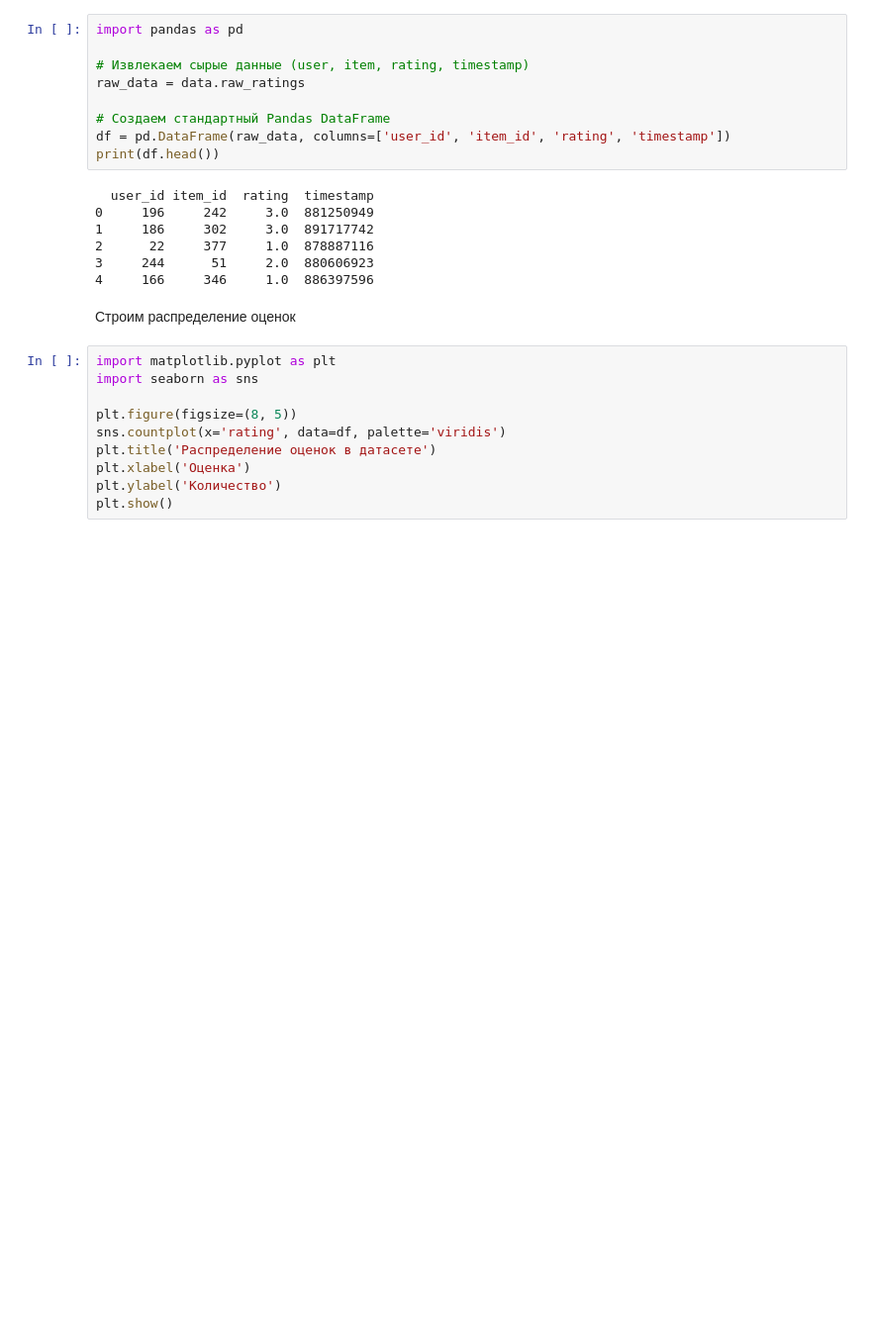
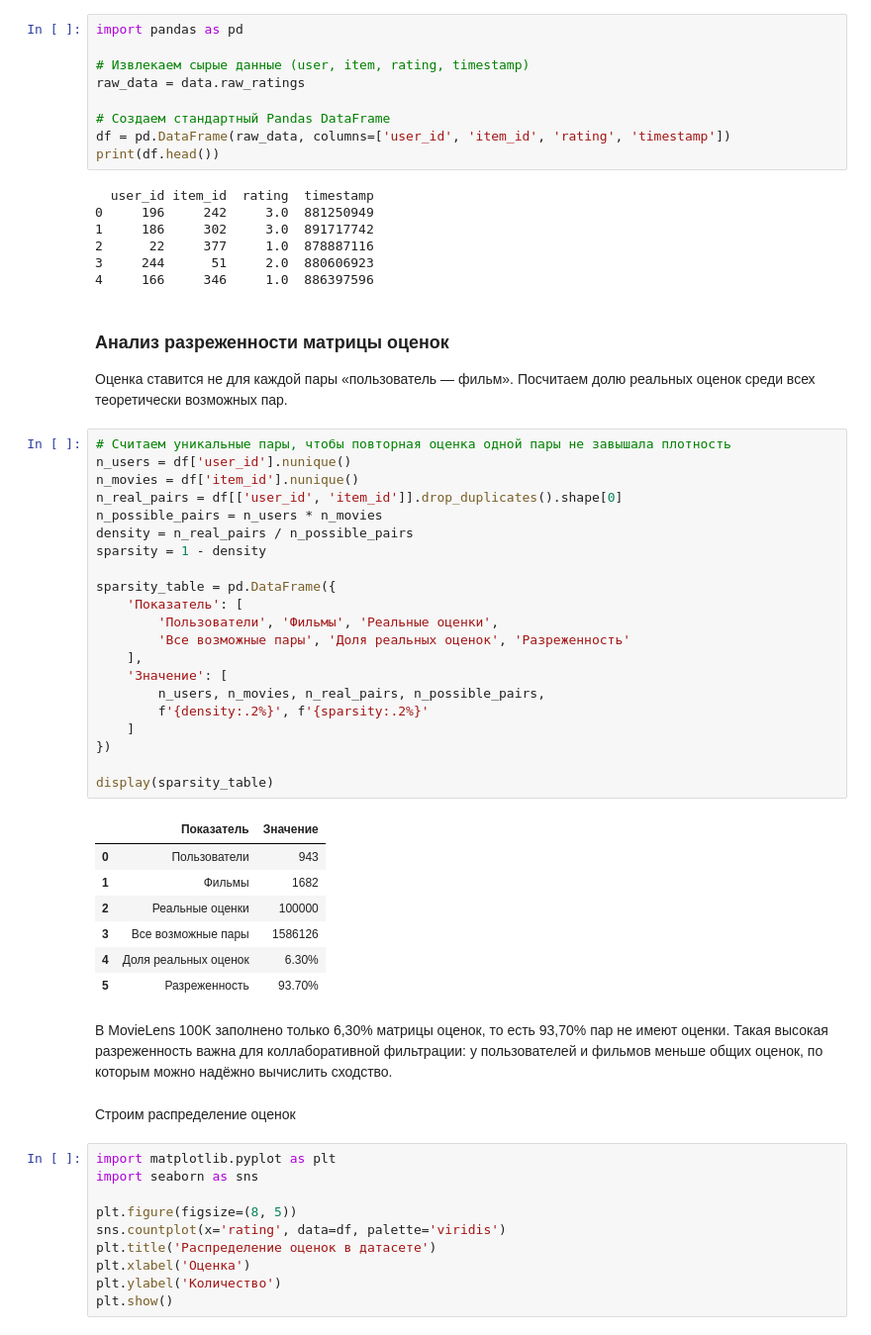
Before and after one commit to yaroslavzolotukhin95/homework_netology, a Jupyter notebook: Коллаборативная фильтрация/ДЗ.ipynb, the cells around one changed output. Shown at 99% size. Saved outputs shown, nothing was run; the diff lists cells and outputs as text; blank space fills up the shorter version.

```diff
--- a/Коллаборативная фильтрация/ДЗ.ipynb
+++ b/Коллаборативная фильтрация/ДЗ.ipynb
@@ -50,6 +44,41 @@ print(df.head())
 2      22     377     1.0  878887116
 3     244      51     2.0  880606923
 4     166     346     1.0  886397596
+# %% [markdown]
+### Анализ разреженности матрицы оценок
+
+Оценка ставится не для каждой пары «пользователь — фильм». Посчитаем долю реальных оценок среди всех теоретически возможных пар.
+# %%
+# Считаем уникальные пары, чтобы повторная оценка одной пары не завышала плотность
+n_users = df['user_id'].nunique()
+n_movies = df['item_id'].nunique()
+n_real_pairs = df[['user_id', 'item_id']].drop_duplicates().shape[0]
+n_possible_pairs = n_users * n_movies
+density = n_real_pairs / n_possible_pairs
+sparsity = 1 - density
+
+sparsity_table = pd.DataFrame({
+    'Показатель': [
+        'Пользователи', 'Фильмы', 'Реальные оценки',
+        'Все возможные пары', 'Доля реальных оценок', 'Разреженность'
+    ],
+    'Значение': [
+        n_users, n_movies, n_real_pairs, n_possible_pairs,
+        f'{density:.2%}', f'{sparsity:.2%}'
+    ]
+})
+
+display(sparsity_table)
+# %% [output]
+|  | Показатель | Значение |
+| 0 | Пользователи | 943 |
+| 1 | Фильмы | 1682 |
+| 2 | Реальные оценки | 100000 |
+| 3 | Все возможные пары | 1586126 |
+| 4 | Доля реальных оценок | 6.30% |
+| 5 | Разреженность | 93.70% |
+# %% [markdown]
+В MovieLens 100K заполнено только 6,30% матрицы оценок, то есть 93,70% пар не имеют оценки. Такая высокая разреженность важна для коллаборативной фильтрации: у пользователей и фильмов меньше общих оценок, по которым можно надёжно вычислить сходство.
 # %% [markdown]
 Строим распределение оценок
 # %%
```
Also changed, not shown: parts of 4 cells of this notebook.
